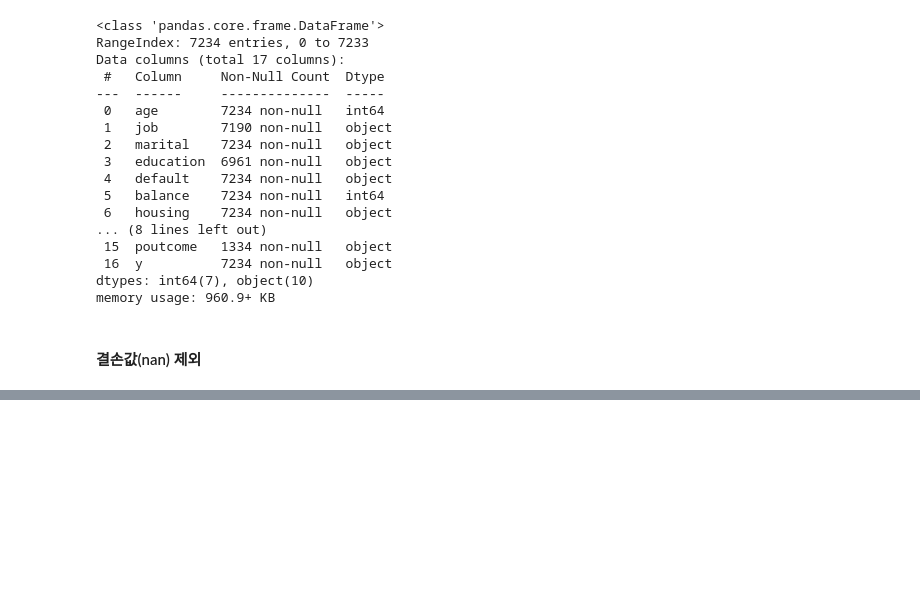
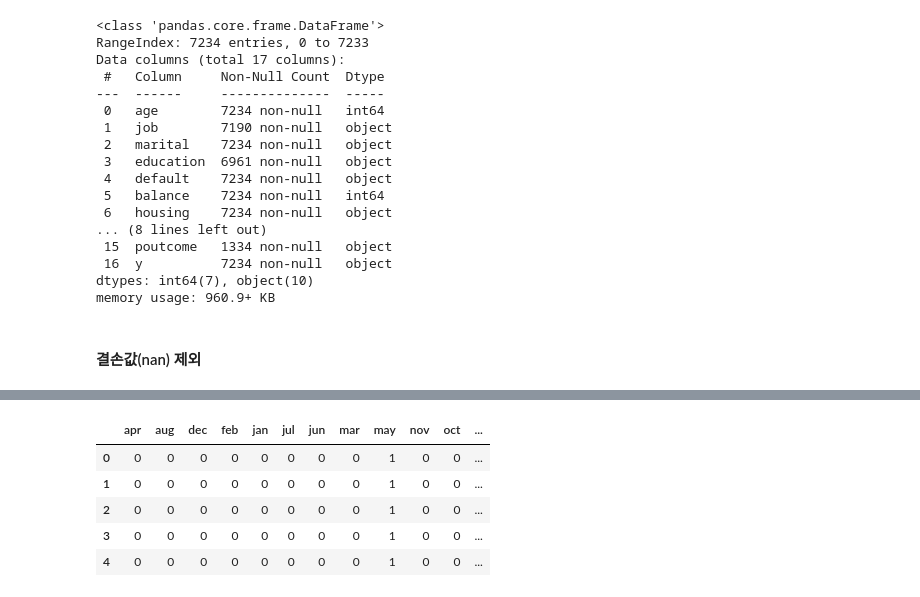
Before and after one commit to seonghyeokcho/Python, a Jupyter notebook: 01_basic_notion/pre-processing_technique.ipynb, the cells around one changed output, grey strips where cells are left out. Saved outputs shown, nothing was run; the diff lists cells and outputs as text; code cells hidden in the pictures; blank space fills up the shorter version.

```diff
--- a/01_basic_notion/pre-processing_technique.ipynb
+++ b/01_basic_notion/pre-processing_technique.ipynb
@@ -356,0 +444,6 @@ template1.head()
+# %%
+# 나머지 항목 중 데이터형이 문자열인 것을 모두 더미 변수화
+bank_data_marital = pd.get_dummies(bank_data["marital"])
+bank_data_education = pd.get_dummies(bank_data["education"])
+bank_data_contact = pd.get_dummies(bank_data["contact"])
+bank_data_month = pd.get_dummies(bank_data["month"])
@@ -356,0 +477,9 @@ template1.head()
+# %%
+bank_data_month.head()
+# %% [output]
+|  | apr | aug | dec | feb | jan | jul | jun | mar | may | nov | oct | ... |
+| 0 | 0 | 0 | 0 | 0 | 0 | 0 | 0 | 0 | 1 | 0 | 0 | ... |
+| 1 | 0 | 0 | 0 | 0 | 0 | 0 | 0 | 0 | 1 | 0 | 0 | ... |
+| 2 | 0 | 0 | 0 | 0 | 0 | 0 | 0 | 0 | 1 | 0 | 0 | ... |
+| 3 | 0 | 0 | 0 | 0 | 0 | 0 | 0 | 0 | 1 | 0 | 0 | ... |
+| 4 | 0 | 0 | 0 | 0 | 0 | 0 | 0 | 0 | 1 | 0 | 0 | ... |
```
Also changed, not shown: parts of 21 cells of this notebook.
